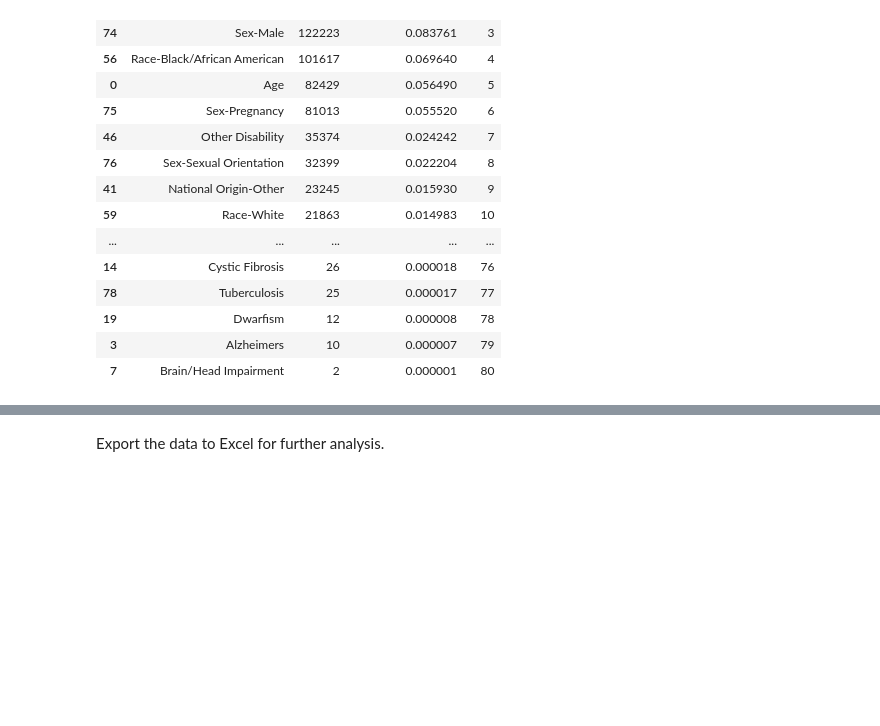
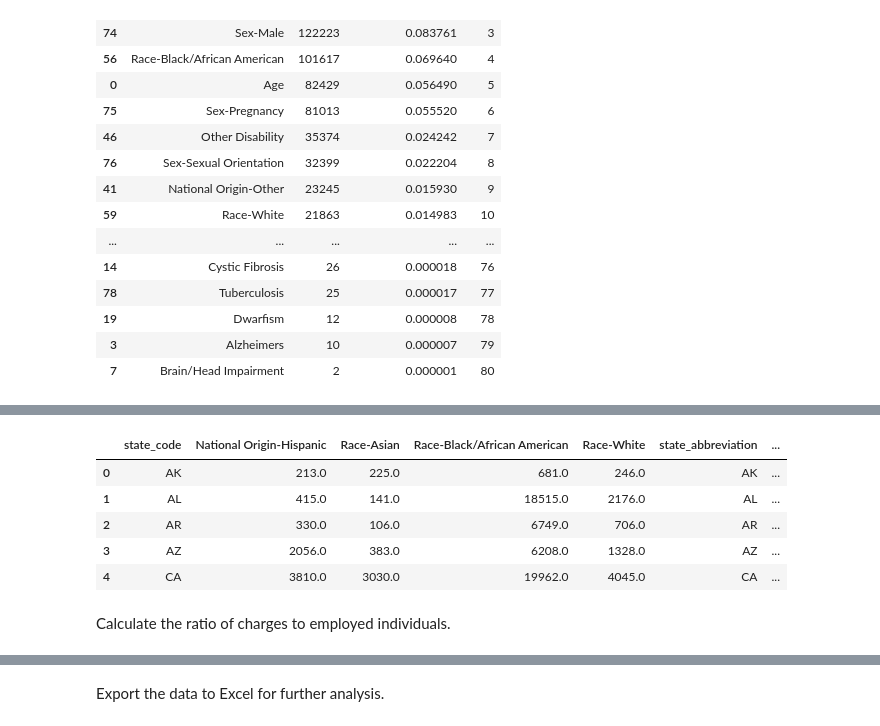
Before and after one commit to PublicI/employment-discrimination, a Jupyter notebook: employment-discrimination.ipynb, the cells around one changed output, grey strips where cells are left out. Saved outputs shown, nothing was run; the diff lists cells and outputs as text; code cells hidden in the pictures; blank space fills up the shorter version.

```diff
--- a/employment-discrimination.ipynb
+++ b/employment-discrimination.ipynb
@@ -477,0 +512,14 @@ gender_discrimination_bases.sort_values("percent_of_charges", ascending=False)
+# %%
+race_basis_charges = pd.read_sql("""
+SELECT state_code,
+       basis,
+       count(*)
+FROM eeoc_complaints_11_17
+WHERE basis ILIKE 'race%'
+  OR basis ILIKE '%hispanic%'
+GROUP BY state_code,
+         basis
+ORDER BY state_code,
+         basis
+""",
+                           con=conn)
@@ -477,0 +630,11 @@ gender_discrimination_bases.sort_values("percent_of_charges", ascending=False)
+# %%
+race_basis_charges_demos.head()
+# %% [output]
+|  | state_code | National Origin-Hispanic | Race-Asian | Race-Black/African American | Race-White | state_abbreviation | ... |
+| 0 | AK | 213.0 | 225.0 | 681.0 | 246.0 | AK | ... |
+| 1 | AL | 415.0 | 141.0 | 18515.0 | 2176.0 | AL | ... |
+| 2 | AR | 330.0 | 106.0 | 6749.0 | 706.0 | AR | ... |
+| 3 | AZ | 2056.0 | 383.0 | 6208.0 | 1328.0 | AZ | ... |
+| 4 | CA | 3810.0 | 3030.0 | 19962.0 | 4045.0 | CA | ... |
+# %% [markdown]
+Calculate the ratio of charges to employed individuals.
```
Also changed, not shown: parts of 18 cells of this notebook.
